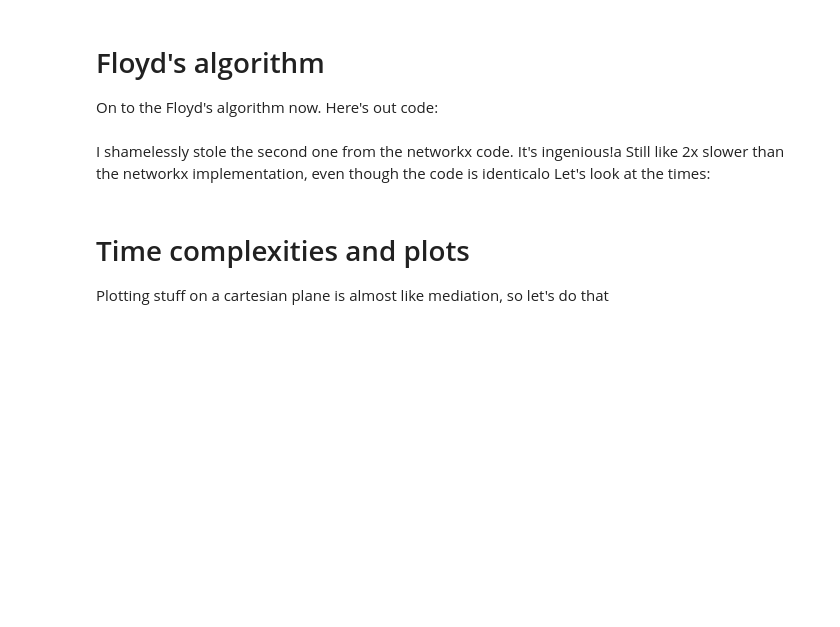
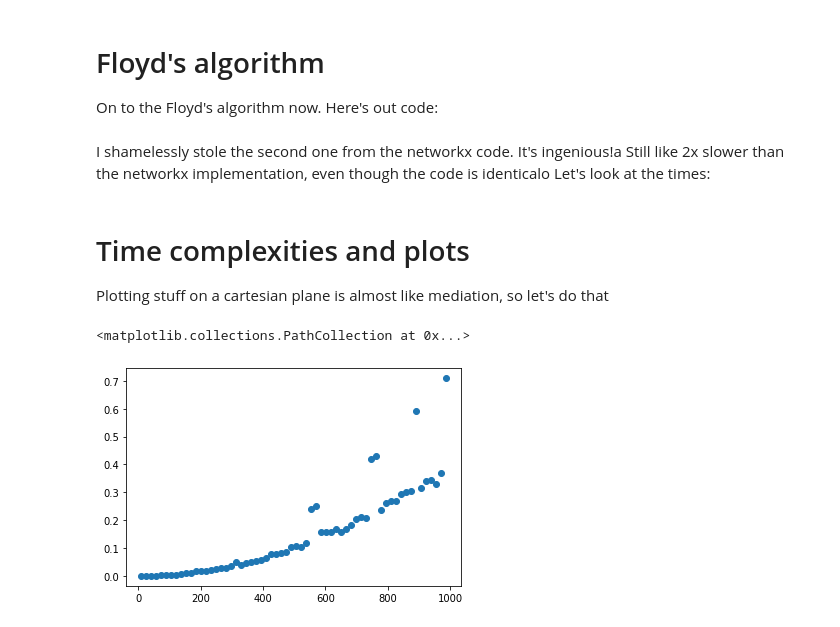
Before and after one commit to pmozil/discrete_lab_3, a Jupyter notebook: report.ipynb, the cells around one changed output. Saved outputs shown, nothing was run; the diff lists cells and outputs as text; code cells hidden in the pictures; blank space fills up the shorter version.

```diff
--- a/report.ipynb
+++ b/report.ipynb
@@ -177,11 +207,14 @@ print(f"relative: {time_taken_native / time_taken_networkx}")
 # Time complexities and plots
 Plotting stuff on a cartesian plane is almost like mediation, so let's do that
 # %%
-counts = [10, 20, 50, 100, 200, 500]
+counts = list(range(10, 1000, 16))
 times = []
-for vert in counts: # Vertice counts
-    grp = gnp_random_connected_graph(vert, 0.8)
+for vert in tqdm(counts): # Vertice counts
+    grp = gnp_random_connected_graph(vert, 100)
     start = time.time()
     prim(grp)
     times.append(time.time() - start)
-plt.plot(counts, times)
+plt.scatter(counts, times)
+# %% [output]
+<matplotlib.collections.PathCollection at 0x...>
+[figure, added]
```
Also changed, not shown: parts of 14 cells of this notebook.
